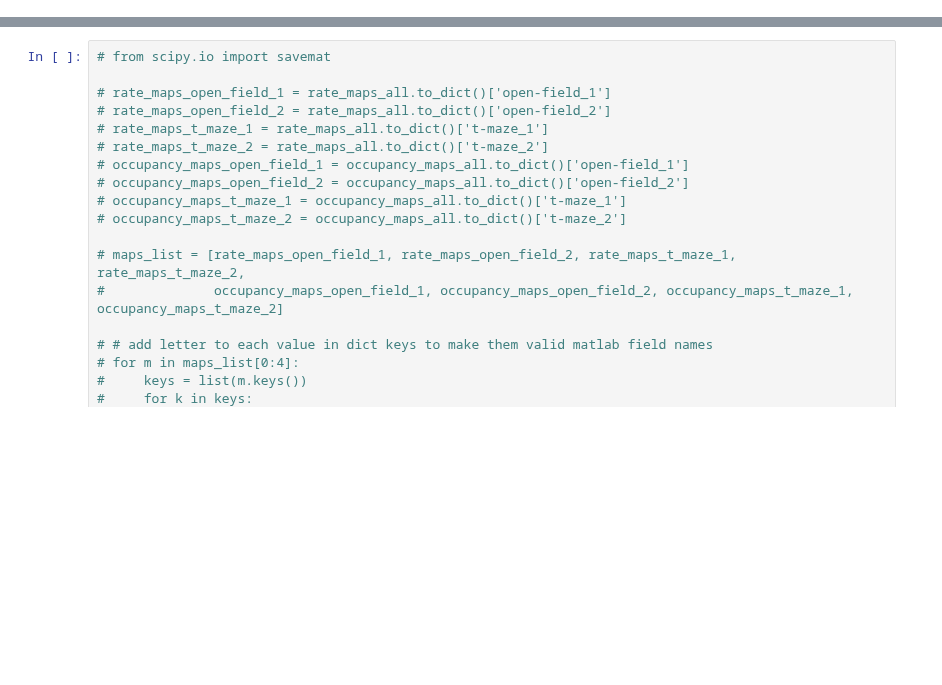
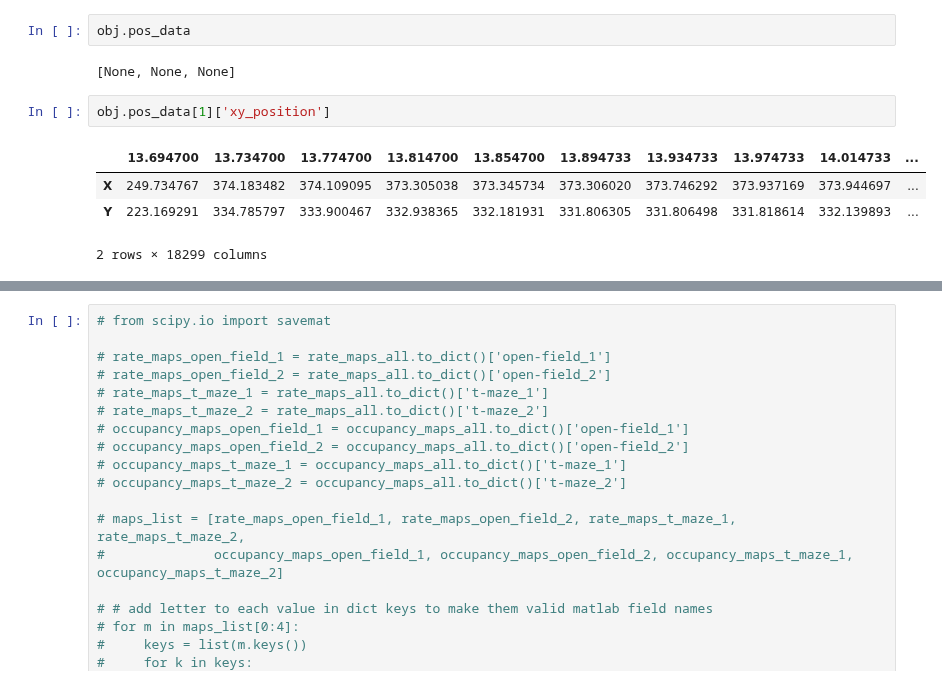
Before and after one commit to jakeswann1/SpElT, a Jupyter notebook: Place Cell Selection.ipynb, the cells around one changed output, grey strips where cells are left out. Saved outputs shown, nothing was run; the diff lists cells and outputs as text; blank space fills up the shorter version.

Commit message:
Updates to handle NP2 data loading, cell selection and rate map plotting

```diff
--- a/Place Cell Selection.ipynb
+++ b/Place Cell Selection.ipynb
@@ -176,0 +136,11 @@ print(f'{place_cells} cells with signifcant spatiality on at least one trial.')
+# %%
+obj.pos_data
+# %% [output]
+[None, None, None]
+# %%
+obj.pos_data[1]['xy_position']
+# %% [output]
+|  | 13.694700 | 13.734700 | 13.774700 | 13.814700 | 13.854700 | 13.894733 | 13.934733 | 13.974733 | 14.014733 | ... |
+| X | 249.734767 | 374.183482 | 374.109095 | 373.305038 | 373.345734 | 373.306020 | 373.746292 | 373.937169 | 373.944697 | ... |
+| Y | 223.169291 | 334.785797 | 333.900467 | 332.938365 | 332.181931 | 331.806305 | 331.806498 | 331.818614 | 332.139893 | ... |
+2 rows × 18299 columns
```
Also changed, not shown: parts of 5 cells of this notebook, 8 other files.
